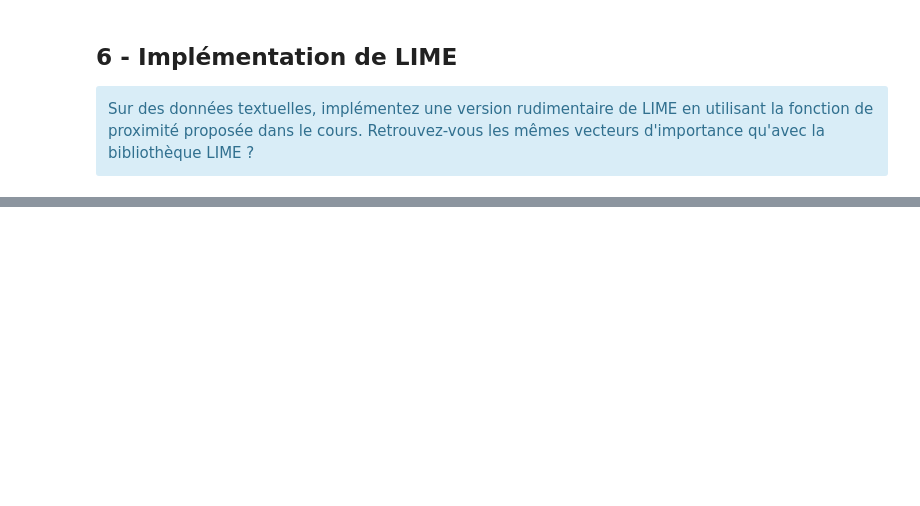
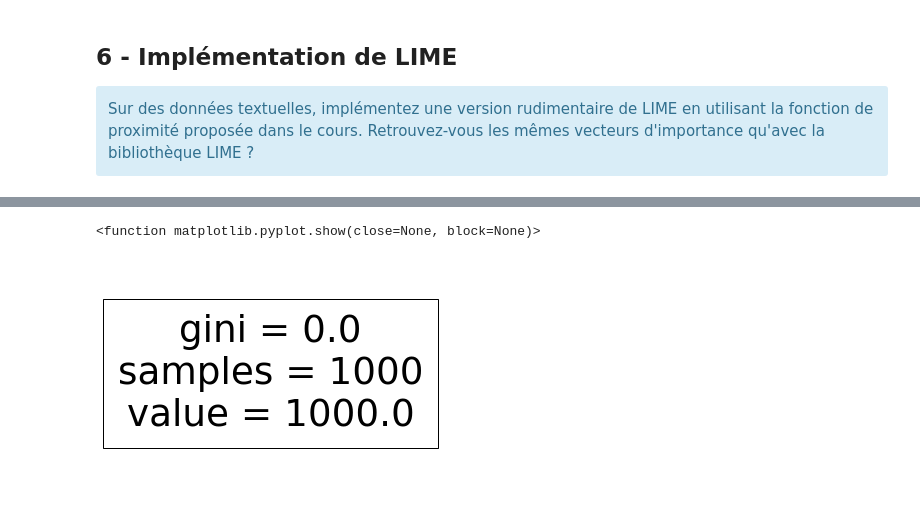
Before and after one commit to pidoux7/XAI, a Jupyter notebook: TME3/TME03-agg-LIME.ipynb, the cells around one changed output, grey strips where cells are left out. Saved outputs shown, nothing was run; the diff lists cells and outputs as text; code cells hidden in the pictures; blank space fills up the shorter version.

```diff
--- a/TME3/TME03-agg-LIME.ipynb
+++ b/TME3/TME03-agg-LIME.ipynb
@@ -621,4 +632,11 @@ print(exp_lr.as_list()[j] for j in range(len(exp_lr.as_list())))
+# %%
+vectorizer = sklearn.feature_extraction.text.TfidfVectorizer(lowercase=False, stop_words='english', token_pattern=r'\b[^\d\W_]+\b')
+train_vectors = vectorizer.fit_transform(newsgroups_train.data)
+test_vectors = vectorizer.transform(newsgroups_test.data)
 # %% [markdown]
 <div class = "alert alert-block alert-info">
 À l'aide de la <a href="https://scikit-learn.org/stable/auto_examples/text/plot_document_classification_20newsgroups.html#sphx-glr-auto-examples-text-plot-document-classification-20newsgroups-py">documentation du dataset fetch_20newsgroups</a>,  apprendre un modèle random forest de classification bi-classe de texte.
 </div>
+# %%
+rf = RandomForestClassifier()
+rf.fit(train_vectors,newsgroups_train.target)
@@ -628,0 +665,6 @@ Utilisez LIME pour obtenir des explications sur les prédictions obtenues sur de
+# %%
+idx = 5
+exp = explainer.explain_instance(newsgroups_test.data[idx], c.predict_proba, num_features=20, labels=[0, 17])
+print('Document id: %d' % idx)
+print('Predicted class =', class_names[rf.predict(test_vectors[idx]).reshape(1,-1)[0,0]])
+print('True class: %s' % class_names[newsgroups_test.target[idx]])
@@ -634,0 +857,13 @@ Utilisez LIME pour obtenir des explications sur les prédictions obtenues sur de
+# %%
+
+texte = pre(newsgroups_test.data[idx])
+modele_simple = sklearn.tree.DecisionTreeClassifier(max_depth=5)
+l2 = lime_perso(texte, rf,modele_simple, p=1000, num_dim=400)
+#plot_lime_perso(l[0].coef_[0])
+# %%
+from sklearn import tree
+tree.plot_tree(l2[0], filled=True)
+plt.show
+# %% [output]
+<function matplotlib.pyplot.show(close=None, block=None)>
+[figure, added]
```
Also changed, not shown: parts of 26 cells of this notebook.
